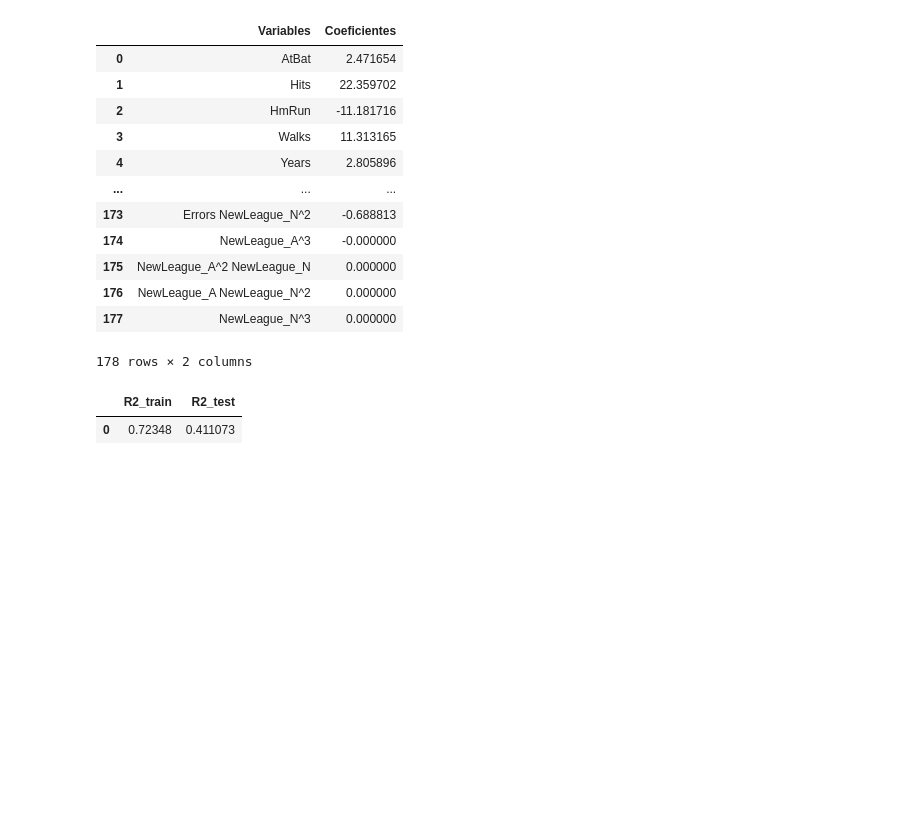
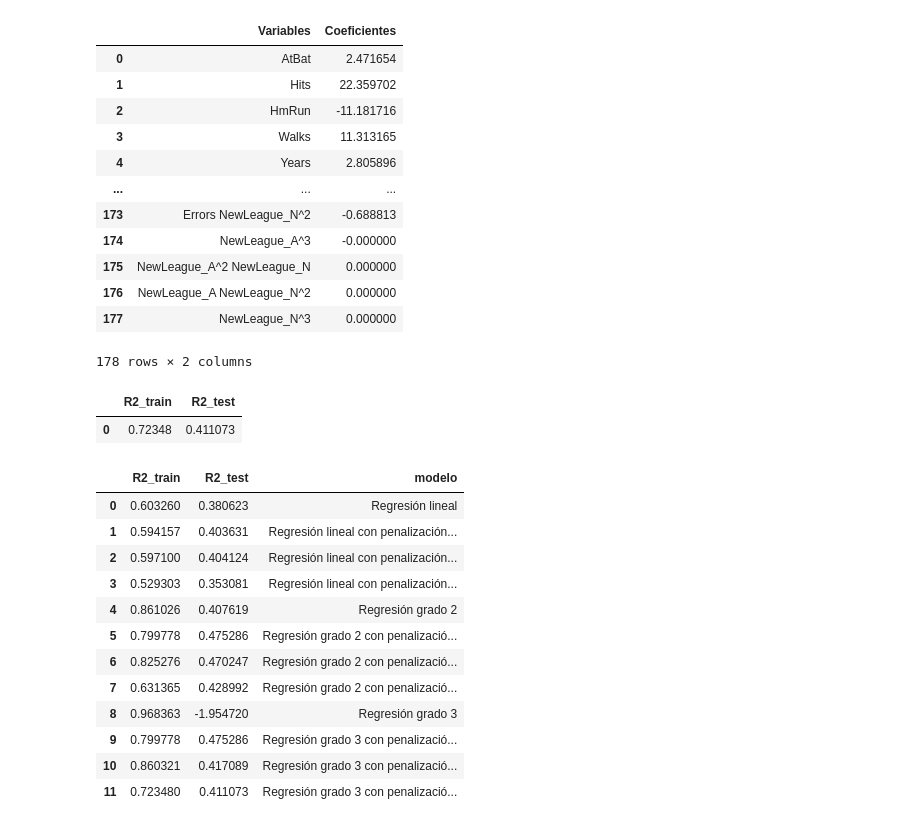
Before and after one commit to AnaSofiaHinojosa/Proyecto1LabAprEstadistico, a Jupyter notebook: Proyecto.ipynb, the cells around one changed output. Cells and saved outputs as stored; diff of their text form; code cells hidden in the pictures; blank space fills up the shorter version.

```diff
--- a/Proyecto.ipynb
+++ b/Proyecto.ipynb
@@ -514,3 +515,61 @@ elastic_net(data_cubica, 1, 0.5)[1]
 # %% [output]
 |  | R2_train | R2_test |
 | 0 | 0.72348 | 0.411073 |
+# %%
+r2_lineal_train = sin_penalizacion(data)[2].rsquared
+r2_lineal_test = float(sin_penalizacion(data)[1].values[0,0])
+
+r2_cuadrada_train = sin_penalizacion(data_cuadrada)[2].rsquared
+r2_cuadrada_test = float(sin_penalizacion(data_cuadrada)[1].values[0,0])
+
+r2_cubica_train = sin_penalizacion(data_cubica)[2].rsquared
+r2_cubica_test = float(sin_penalizacion(data_cubica)[1].values[0,0])
+
+lineal = pd.DataFrame({'R2_train': [r2_lineal_train], 'R2_test': [r2_lineal_test]})
+lineal_ridge = ridge(data, 1)[1]
+lineal_lasso = lasso(data, 1)[1]
+lineal_elastic = elastic_net(data, 1, 0.5)[1]
+
+g2 = pd.DataFrame({'R2_train': [r2_cuadrada_train], 'R2_test': [r2_cuadrada_test]})
+g2_ridge = ridge(data_cuadrada, 1)[1]
+g2_lasso = lasso(data_cuadrada, 1)[1]
+g2_elastic = elastic_net(data_cuadrada, 1, 0.5)[1]
+
+g3 = pd.DataFrame({'R2_train': [r2_cubica_train], 'R2_test': [r2_cubica_test]})
+g3_ridge = ridge(data_cuadrada, 1)[1]
+g3_lasso = lasso(data_cubica, 1)[1]
+g3_elastic = elastic_net(data_cubica, 1, 0.5)[1]
+# %%
+dfs = [lineal, lineal_ridge,
+       lineal_lasso, lineal_elastic,
+       g2, g2_ridge,
+       g2_lasso, g2_elastic,
+       g3, g3_ridge,
+       g3_lasso, g3_elastic]
+
+nombres = ["Regresión lineal", "Regresión lineal con penalización Ridge",
+           "Regresión lineal con penalización Lasso", "Regresión lineal con penalización ElasticNet",
+           "Regresión grado 2", "Regresión grado 2 con penalización Ridge",
+           "Regresión grado 2 con penalización Lasso", "Regresión grado 2 con penalización ElasticNet",
+           "Regresión grado 3", "Regresión grado 3 con penalización Ridge",
+           "Regresión grado 3 con penalización Lasso", "Regresión grado 3 con penalización ElasticNet"]
+
+for df, nombre in zip(dfs, nombres):
+    df["modelo"] = nombre
+
+df_final = pd.concat(dfs, ignore_index=True)
+df_final
+# %% [output]
+|  | R2_train | R2_test | modelo |
+| 0 | 0.603260 | 0.380623 | Regresión lineal |
+| 1 | 0.594157 | 0.403631 | Regresión lineal con penalización... |
+| 2 | 0.597100 | 0.404124 | Regresión lineal con penalización... |
+| 3 | 0.529303 | 0.353081 | Regresión lineal con penalización... |
+| 4 | 0.861026 | 0.407619 | Regresión grado 2 |
+| 5 | 0.799778 | 0.475286 | Regresión grado 2 con penalizació... |
+| 6 | 0.825276 | 0.470247 | Regresión grado 2 con penalizació... |
+| 7 | 0.631365 | 0.428992 | Regresión grado 2 con penalizació... |
+| 8 | 0.968363 | -1.954720 | Regresión grado 3 |
+| 9 | 0.799778 | 0.475286 | Regresión grado 3 con penalizació... |
+| 10 | 0.860321 | 0.417089 | Regresión grado 3 con penalizació... |
+| 11 | 0.723480 | 0.411073 | Regresión grado 3 con penalizació... |
```
Also changed, not shown: parts of 6 cells of this notebook.
